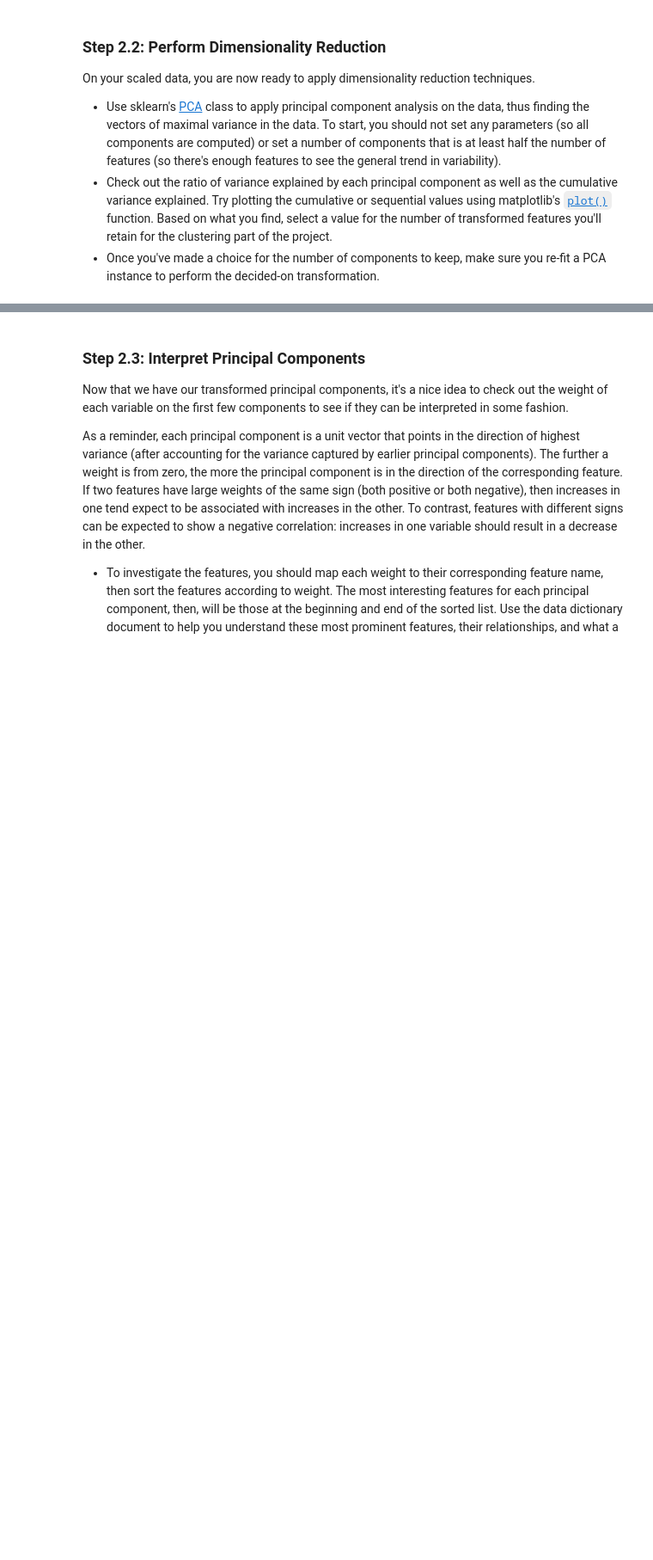
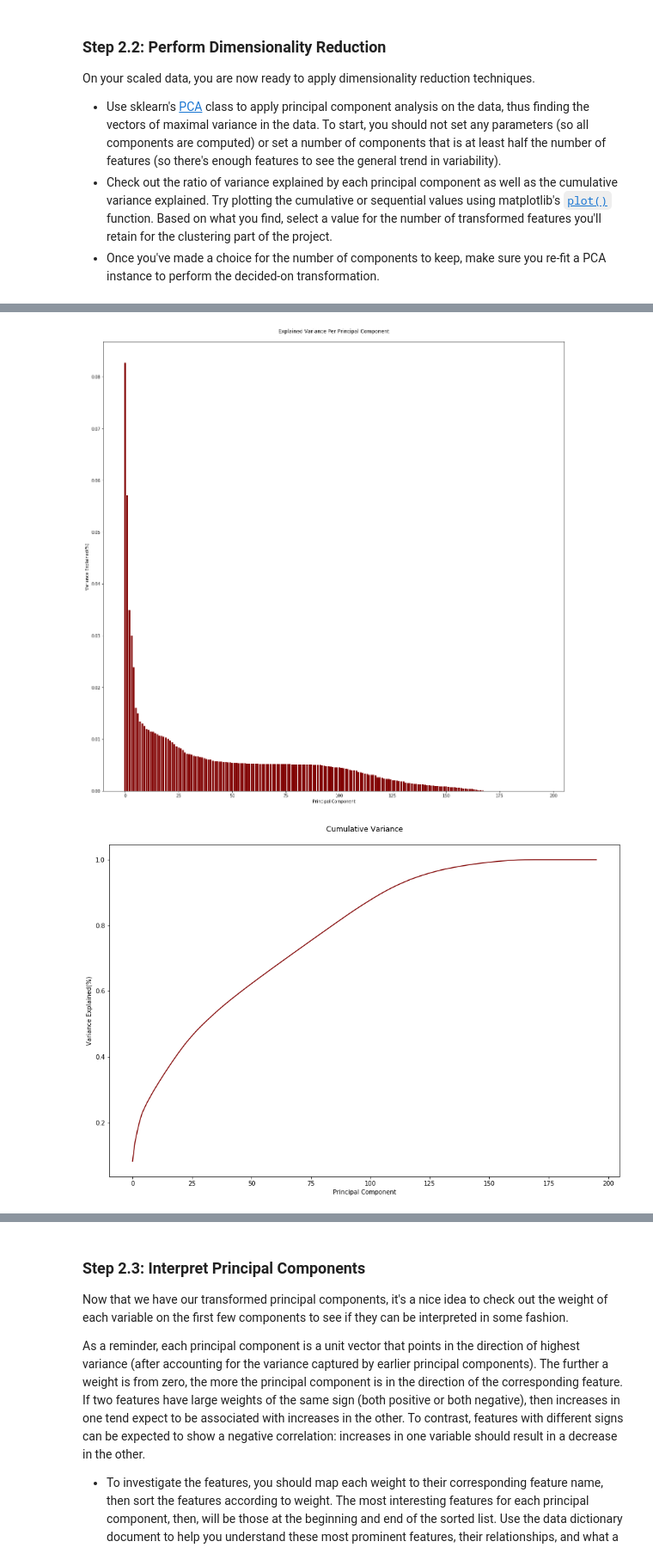
Before and after one commit to inderpreet001/UdacityProjects, a Jupyter notebook: p3_identify_customer_segments/Identify_Customer_Segments.ipynb, the cells around one changed output, grey strips where cells are left out. Shown at 86% size. Cells and saved outputs as stored; diff of their text form; code cells hidden in the pictures; blank space fills up the shorter version.

```diff
--- a/p3_identify_customer_segments/Identify_Customer_Segments.ipynb
+++ b/p3_identify_customer_segments/Identify_Customer_Segments.ipynb
@@ -611,3 +677,8 @@ Before we apply dimensionality reduction techniques to the data, we need to perf
 # %%
 # If you've not yet cleaned the dataset of all NaN values, then investigate and
 # do that now.
+azdias_copy = azdias.copy()
+
+imputer = Imputer(strategy='mean')
+imputer = imputer.fit(azdias_copy)
+azdias_copy = pd.DataFrame(imputer.transform(azdias_copy), columns = azdias_copy.columns)
@@ -614,2 +705,4 @@ Before we apply dimensionality reduction techniques to the data, we need to perf
 # %%
 # Apply feature scaling to the general population demographics data.
+scaler = StandardScaler()
+scaled_data = scaler.fit_transform(azdias_copy)
@@ -619,0 +709,3 @@ Before we apply dimensionality reduction techniques to the data, we need to perf
+# %%
+scaled_data = pd.DataFrame(scaled_data, columns = azdias_copy.columns)
+scaled_data.head()
@@ -627,3 +733,5 @@ On your scaled data, you are now ready to apply dimensionality reduction techniq
 - Once you've made a choice for the number of components to keep, make sure you re-fit a PCA instance to perform the decided-on transformation.
 # %%
 # Apply PCA to the data.
+pca = PCA()
+azdias_pca = pca.fit_transform(scaled_data)
@@ -631,0 +768,35 @@ On your scaled data, you are now ready to apply dimensionality reduction techniq
+# %%
+# Investigate the variance accounted for by each principal component.
+def pca_variance_plot(pca):
+    num_components = len(pca.explained_variance_ratio_)
+    index = np.arange(num_components)
+    values = pca.explained_variance_ratio_
+
+    plt.figure(figsize=(20,20))
+    plt.bar(index, values, color ='maroon')
+    plt.legend(fontsize = 20)
+
+    plt.xlabel("Principal Component")
+    plt.ylabel("Variance Explained(%)")
+    plt.title('Explained Variance Per Principal Component\n')
+
+def cumvariance_plot(pca):
+    num_components = len(pca.explained_variance_ratio_)
+    index = np.arange(num_components)
+    values = pca.explained_variance_ratio_
+    cumvalues = np.cumsum(values)
+    plt.figure(figsize=(15,10))
+    plt.plot(index, cumvalues, color ='maroon')
+    plt.legend(fontsize = 16)
+
+    plt.xlabel("Principal Component")
+    plt.ylabel("Variance Explained(%)")
+    plt.title('Cumulative Variance\n')
+
+
+
+pca_variance_plot(pca)
+cumvariance_plot(pca)
+# %% [output]
+[figure, added]
+[figure, added]
```
Also changed, not shown: parts of 75 cells of this notebook, 1 other file.
